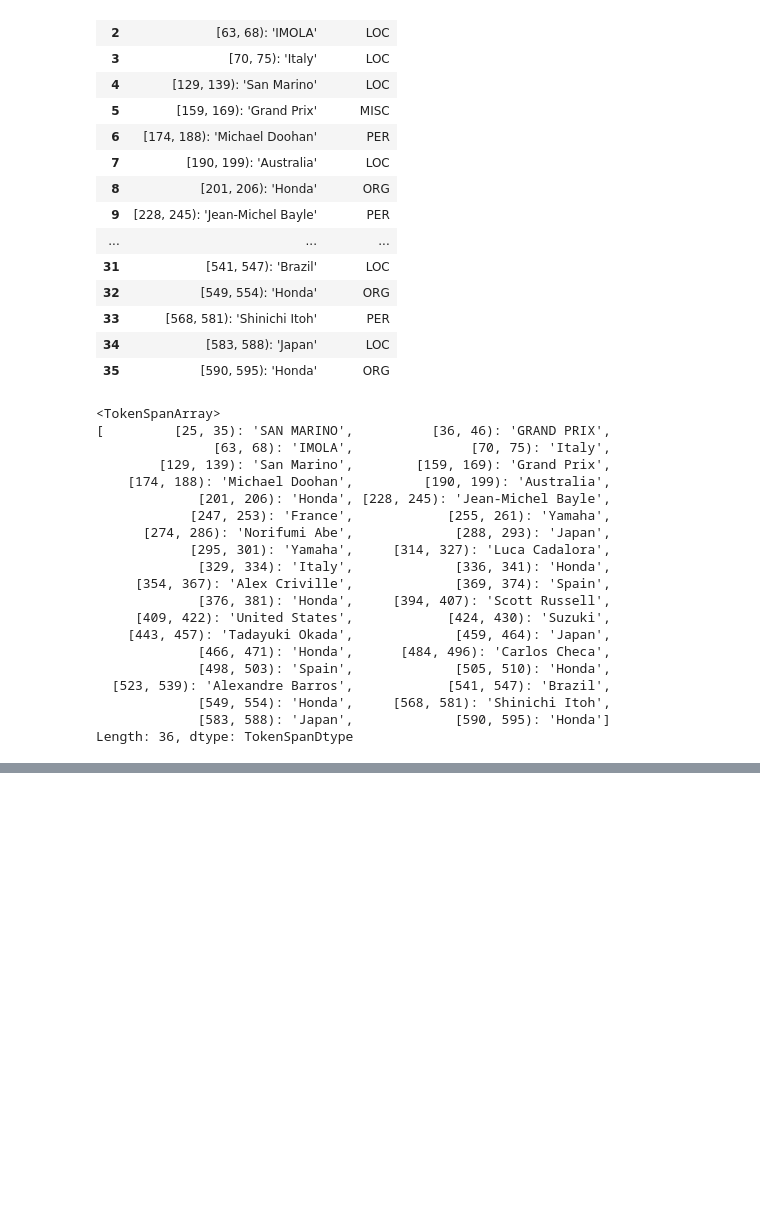
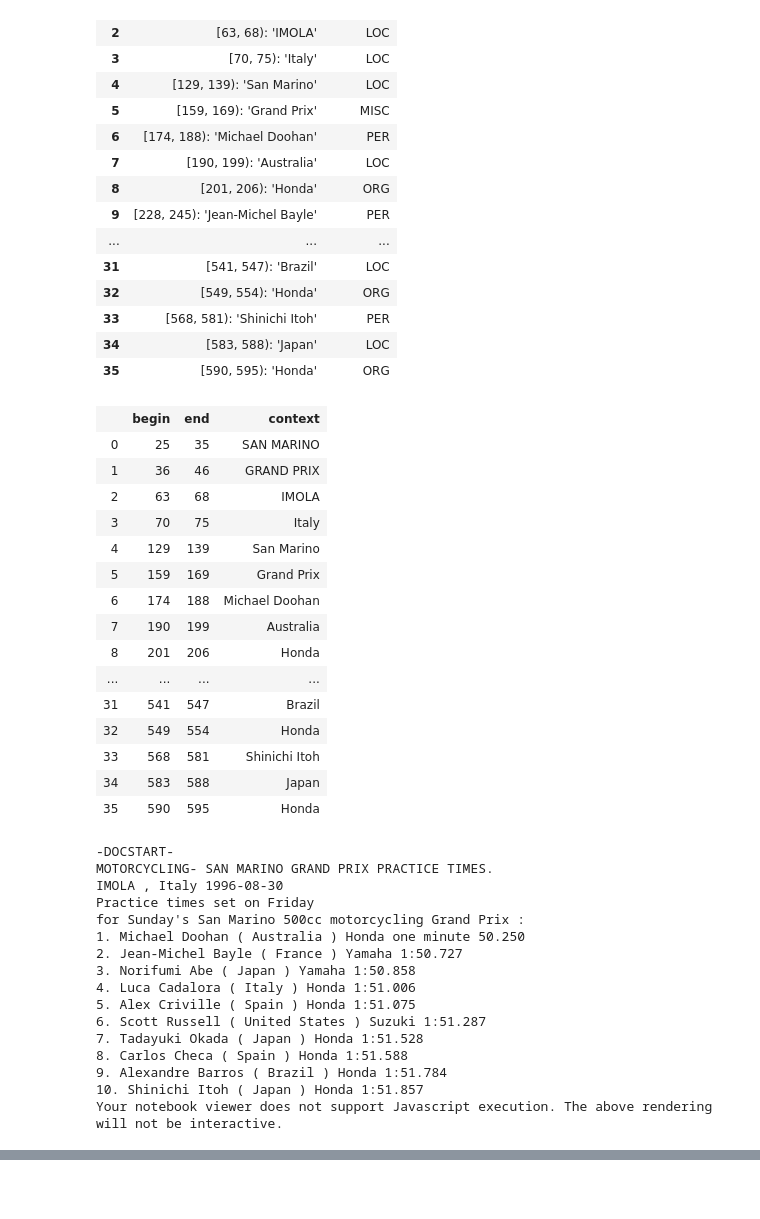
Before and after one commit to CODAIT/text-extensions-for-pandas, a Jupyter notebook: tutorials/corpus/CoNLL_View_Doc.ipynb, the cells around one changed output, grey strips where cells are left out. Saved outputs shown, nothing was run; the diff lists cells and outputs as text; code cells hidden in the pictures; blank space fills up the shorter version.

Commit message:
Update notebook outputs to get latest span visualization CSS

```diff
--- a/tutorials/corpus/CoNLL_View_Doc.ipynb
+++ b/tutorials/corpus/CoNLL_View_Doc.ipynb
@@ -74,29 +71,41 @@ doc_df
 | 34 | [583, 588): 'Japan' | LOC |
 | 35 | [590, 595): 'Honda' | ORG |
 # %%
-doc_df["span"].values.repr_html_show_offsets = False
+#doc_df["span"].values.repr_html_show_offsets = False
 doc_df["span"].values
 # %% [output]
+|  | begin | end | context |
+| 0 | 25 | 35 | SAN MARINO |
+| 1 | 36 | 46 | GRAND PRIX |
+| 2 | 63 | 68 | IMOLA |
+| 3 | 70 | 75 | Italy |
+| 4 | 129 | 139 | San Marino |
+| 5 | 159 | 169 | Grand Prix |
+| 6 | 174 | 188 | Michael Doohan |
+| 7 | 190 | 199 | Australia |
+| 8 | 201 | 206 | Honda |
+| ... | ... | ... | ... |
+| 31 | 541 | 547 | Brazil |
+| 32 | 549 | 554 | Honda |
+| 33 | 568 | 581 | Shinichi Itoh |
+| 34 | 583 | 588 | Japan |
+| 35 | 590 | 595 | Honda |
-<TokenSpanArray>
-[         [25, 35): 'SAN MARINO',          [36, 46): 'GRAND PRIX',
-               [63, 68): 'IMOLA',               [70, 75): 'Italy',
-        [129, 139): 'San Marino',        [159, 169): 'Grand Prix',
-    [174, 188): 'Michael Doohan',         [190, 199): 'Australia',
-             [201, 206): 'Honda', [228, 245): 'Jean-Michel Bayle',
-            [247, 253): 'France',            [255, 261): 'Yamaha',
-      [274, 286): 'Norifumi Abe',             [288, 293): 'Japan',
-            [295, 301): 'Yamaha',     [314, 327): 'Luca Cadalora',
-             [329, 334): 'Italy',             [336, 341): 'Honda',
-     [354, 367): 'Alex Criville',             [369, 374): 'Spain',
-             [376, 381): 'Honda',     [394, 407): 'Scott Russell',
-     [409, 422): 'United States',            [424, 430): 'Suzuki',
-    [443, 457): 'Tadayuki Okada',             [459, 464): 'Japan',
-             [466, 471): 'Honda',      [484, 496): 'Carlos Checa',
-             [498, 503): 'Spain',             [505, 510): 'Honda',
-  [523, 539): 'Alexandre Barros',            [541, 547): 'Brazil',
-             [549, 554): 'Honda',     [568, 581): 'Shinichi Itoh',
-             [583, 588): 'Japan',             [590, 595): 'Honda']
-Length: 36, dtype: TokenSpanDtype
+-DOCSTART-
+MOTORCYCLING- SAN MARINO GRAND PRIX PRACTICE TIMES.
+IMOLA , Italy 1996-08-30
+Practice times set on Friday
+for Sunday's San Marino 500cc motorcycling Grand Prix :
+1. Michael Doohan ( Australia ) Honda one minute 50.250
+2. Jean-Michel Bayle ( France ) Yamaha 1:50.727
+3. Norifumi Abe ( Japan ) Yamaha 1:50.858
+4. Luca Cadalora ( Italy ) Honda 1:51.006
+5. Alex Criville ( Spain ) Honda 1:51.075
+6. Scott Russell ( United States ) Suzuki 1:51.287
+7. Tadayuki Okada ( Japan ) Honda 1:51.528
+8. Carlos Checa ( Spain ) Honda 1:51.588
+9. Alexandre Barros ( Brazil ) Honda 1:51.784
+10. Shinichi Itoh ( Japan ) Honda 1:51.857
+Your notebook viewer does not support Javascript execution. The above rendering will not be interactive.
 # %%
 # Dataframe of tokens for finding offsets
 toks_df = corpus_raw[fold][doc_offset]
```
Also changed, not shown: parts of 1 cell of this notebook, 4 other files.
